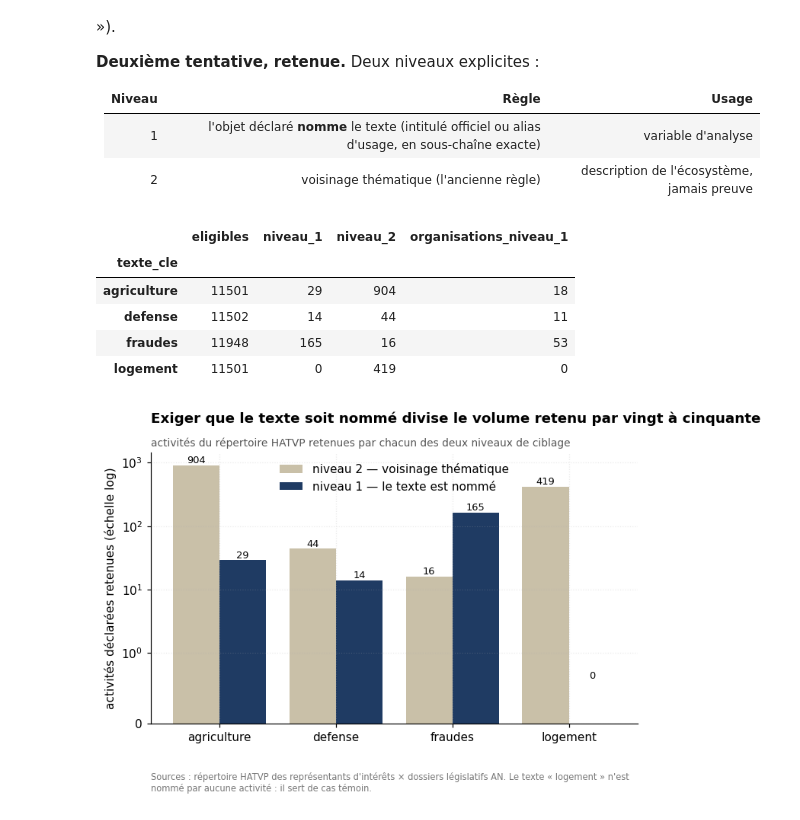
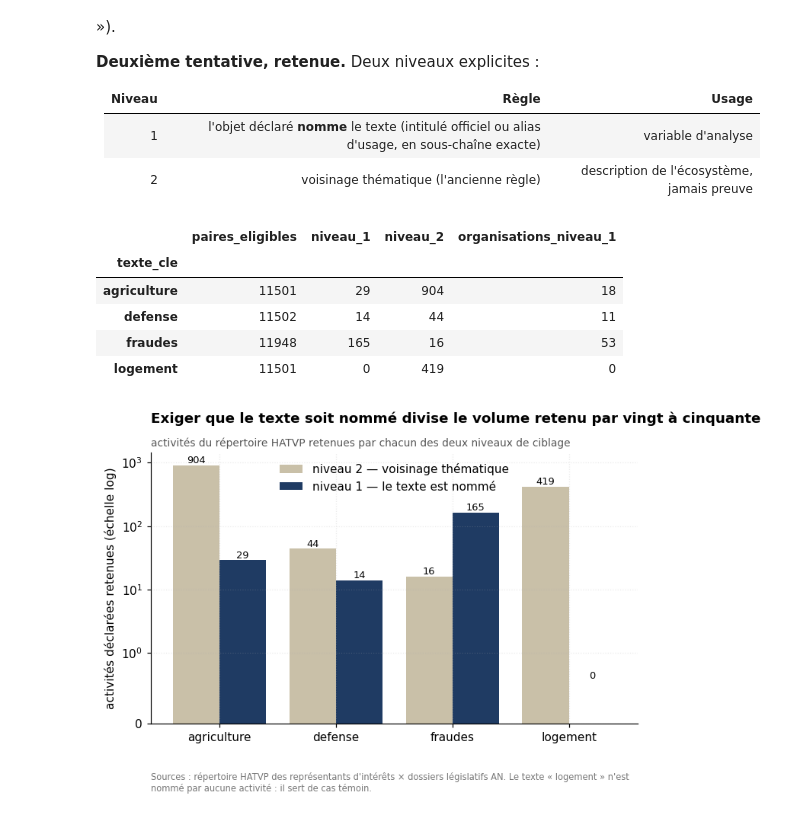
Before and after one commit to nicolleremanto/Cartographier-lobbie-AssemNat-, a Jupyter notebook: notebooks/rapport.ipynb, the cells around one changed output. Saved outputs shown, nothing was run; the diff lists cells and outputs as text; code cells hidden in the pictures.

```diff
--- a/notebooks/rapport.ipynb
+++ b/notebooks/rapport.ipynb
@@ -29,10 +33,10 @@ warnings.filterwarnings("ignore", category=FutureWarning)
 
 import pandas as pd
 
-from lobbynomics import config, features, matching, models, viz
+from lobbynomics import config, features, matching, models, quality, robustesse, viz
 
 viz.style()
-pd.set_option("display.max_columns", 40, "display.width", 150)
+pd.set_option("display.max_columns", 40, "display.width", 150, "display.max_colwidth", 70)
 
 
 def charger(nom: str) -> pd.DataFrame:
@@ -40,7 +44,7 @@ def charger(nom: str) -> pd.DataFrame:
     chemin = config.PROCESSED / f"{nom}.parquet"
     if not chemin.exists():
         raise FileNotFoundError(
-            f"{chemin.name} absent — lancez d'abord : python -m lobbynomics.pipeline")
+            f"{chemin.name} absent — lancez d'abord : make pipeline")
     return pd.read_parquet(chemin)
 
 
@@ -240,16 +284,16 @@ viennent de mots-clés trop généraux attrapés hors contexte (« filière »,
 # %%
 ciblage = charger("ciblage_hatvp")
 bilan = (ciblage.groupby("texte_cle")
-         .agg(eligibles=("eligible", "sum"),
+         .agg(paires_eligibles=("eligible", "sum"),
               niveau_1=("cible_nommee", "sum"),
               niveau_2=("cible_thematique", "sum"))
          .reindex([t.cle for t in config.TEXTES_CIBLES]))
 bilan["organisations_niveau_1"] = (
     ciblage[ciblage["cible_nommee"]].groupby("texte_cle")["identifiant_national"]
     .nunique().reindex(bilan.index).fillna(0).astype(int))
 bilan
 # %% [output]
-|  | eligibles | niveau_1 | niveau_2 | organisations_niveau_1 |
+|  | paires_eligibles | niveau_1 | niveau_2 | organisations_niveau_1 |
 | texte_cle |  |  |  |  |
 | agriculture | 11501 | 29 | 904 | 18 |
 | defense | 11502 | 14 | 44 | 11 |
```
Also changed, not shown: parts of 75 cells of this notebook, 27 other files.
